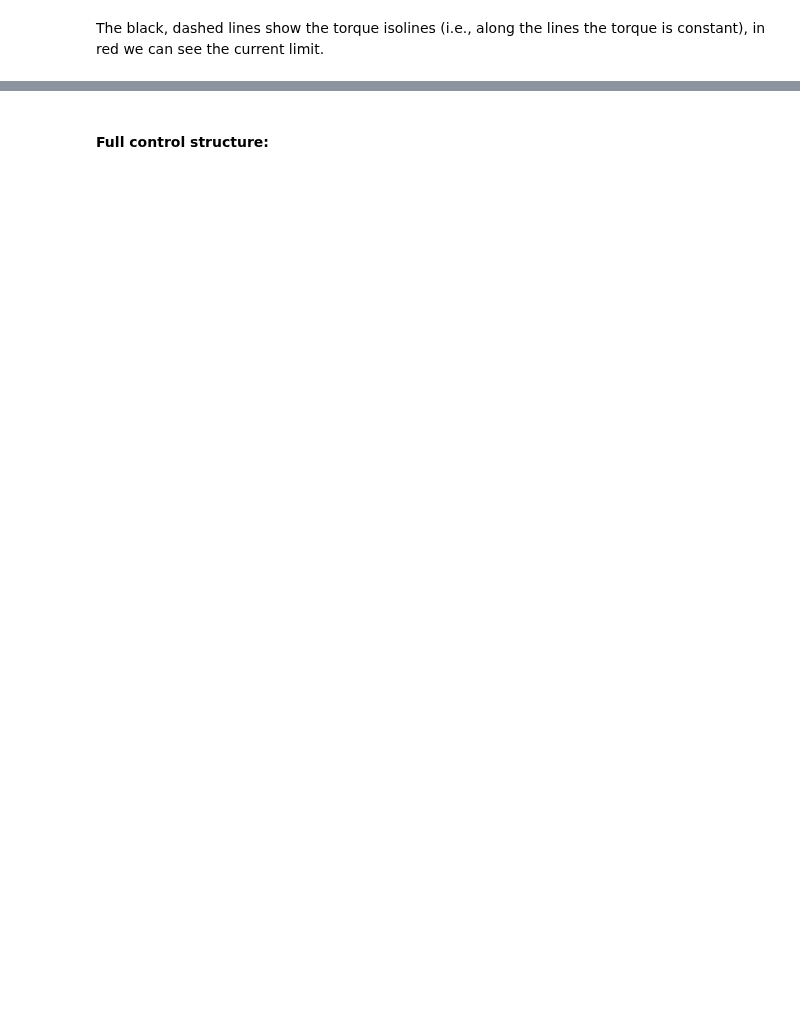
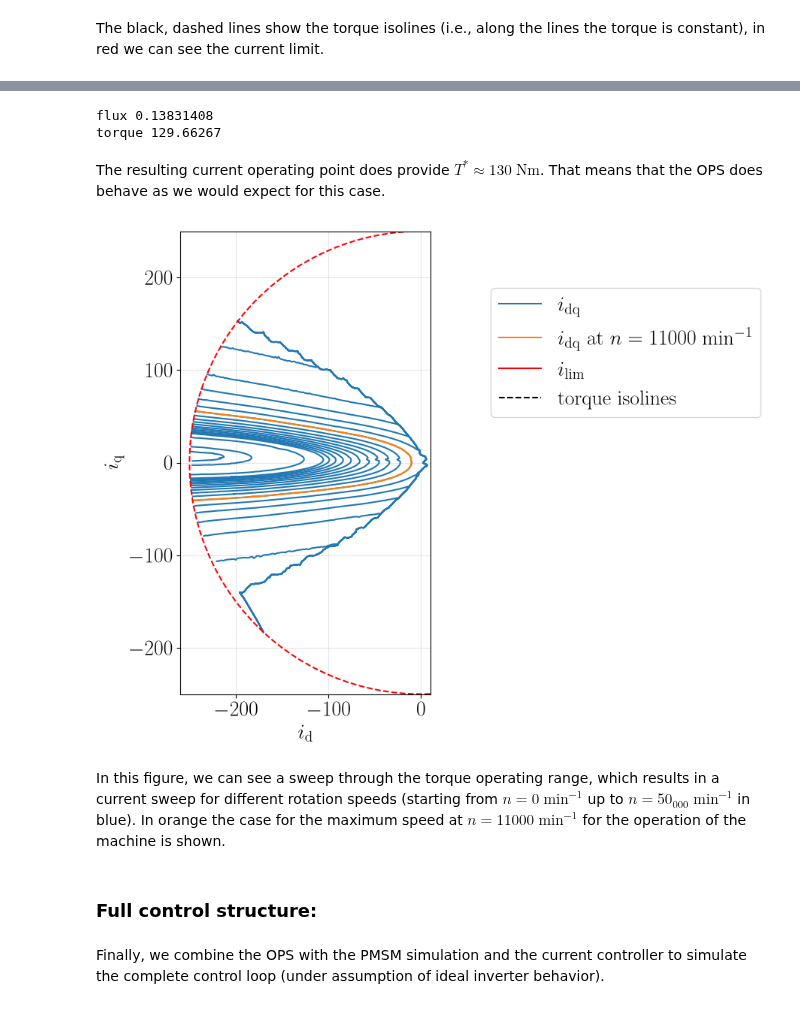
Before and after one commit to IAS-Uni-Siegen/CTPD_course, a Jupyter notebook: interactive_notebooks/inb05/inb05-PMSM_operating_point_selection.ipynb, the cells around one changed output, grey strips where cells are left out. Saved outputs shown, nothing was run; the diff lists cells and outputs as text; code cells hidden in the pictures; blank space fills up the shorter version.

```diff
--- a/interactive_notebooks/inb05/inb05-PMSM_operating_point_selection.ipynb
+++ b/interactive_notebooks/inb05/inb05-PMSM_operating_point_selection.ipynb
@@ -657,0 +789,11 @@ combine the luts provide
+# %%
+n = 4000
+omega = jnp.array([pmsm.env_properties.static_params.p * n * 2 * jnp.pi / 60])
+
+i_dq, (flux_max, flux_target_lim, torque_max, torque_target_lim) = get_current_operating_point(
+    torque_target=jnp.array([150]),
+    omega=omega,
+    pmsm=pmsm,
+)
+
+i_dq, (flux_max, flux_target_lim, torque_max, torque_target_lim)
@@ -658,3 +812,65 @@ combine the luts provide
+# %%
+flux_torque = get_flux_and_torque(i_dq, pmsm)
+print("flux", flux_torque[0])
+print("torque", flux_torque[1])
+# %% [output]
+flux 0.13831408
+torque 129.66267
+# %% [markdown]
+The resulting current operating point does provide $T^* \approx 130 \; \mathrm{Nm}$.
+That means that the OPS does behave as we would expect for this case.
+# %%
+fig, ax = plt.subplots(figsize=(12, 8))
+ax.grid(True, alpha=0.3)
+ax.set_xlabel(r"$i_\mathrm{d}$")
+ax.set_ylabel(r"$i_\mathrm{q}$")
+
+
+test_torques = jnp.linspace(-200, 200, 2000)[:, None]
+for n in list(np.arange(0, 22_000, 1000)) + [25_000, 50_000, 100_000]:
+    omega = jnp.array([pmsm.env_properties.static_params.p * n * 2 * jnp.pi / 60])
+
+    i_dqs, _ = eqx.filter_vmap(get_current_operating_point, in_axes=(0, None, None))(test_torques, omega, pmsm)
+    valid = jnp.logical_and((~jnp.isnan(i_dqs)).any(axis=-1), jnp.sqrt(jnp.sum(i_dqs**2, axis=-1)) <= pmsm.env_properties.static_params.i_lim)
+    i_dqs = i_dqs[valid]
+    line = ax.plot(i_dqs[:, 0], i_dqs[:, 1], color="tab:blue")
+
+
+##
+
+omega = jnp.array([pmsm.env_properties.static_params.p * 11000 * 2 * jnp.pi / 60])
+
+i_dqs, _ = eqx.filter_vmap(get_current_operating_point, in_axes=(0, None, None))(test_torques, omega, pmsm)
+valid = (~jnp.isnan(i_dqs)).any(axis=-1)
+i_dqs = i_dqs[valid]
+line = ax.plot(i_dqs[:, 0], i_dqs[:, 1], color="tab:orange")
+
+ax.contour(i_d, i_q, jnp.sqrt(i_d**2 + i_q**2), levels=[pmsm.env_properties.static_params.i_lim], colors="red", linestyle="dashed", linewidths=1.5)
+
+# Create proxy artists for the legend
+line = mlines.Line2D([], [], color="tab:blue", linewidth=1.5, label=r"$i_{\mathrm{dq}}$")
+line_max = mlines.Line2D([], [], color="tab:orange", linewidth=1.5, label=r"$i_{\mathrm{dq}}$ at $n = 11000 \; \mathrm{min}^{-1}$")
+lim_proxy = mlines.Line2D([], [], color="red", linewidth=1.5, label=r"$i_\mathrm{lim}$")
+torque_proxy = mlines.Line2D([], [], color="k", linestyle="dashed", label="torque isolines")
+
+# Add legend using proxy artists
+ax.legend(
+    handles=[line, line_max, lim_proxy, torque_proxy],
+    bbox_to_anchor=[1.2, 0.9]
+)
+
+
+ax.set_ylim((-250, 250))
+ax.set_xlim((-260, 10))
+
+ax.set_aspect("equal")
+# %% [output]
+[figure, added]
+# %% [markdown]
+In this figure, we can see a sweep through the torque operating range, which results in a current sweep for different rotation speeds (starting from $n = 0 \; \mathrm{min}^{-1}$ up to  $n = 50_000 \; \mathrm{min}^{-1}$ in blue).
+In orange the case for the maximum speed at $n = 11000 \; \mathrm{min}^{-1}$ for the operation of the machine is shown.
 # %% [markdown]
-#### Full control structure:
+### Full control structure:
+# %% [markdown]
+Finally, we combine the OPS with the PMSM simulation and the current controller to simulate the complete control loop (under assumption of ideal inverter behavior).
 # %%
```
Also changed, not shown: parts of 119 cells of this notebook, 3 other files.
